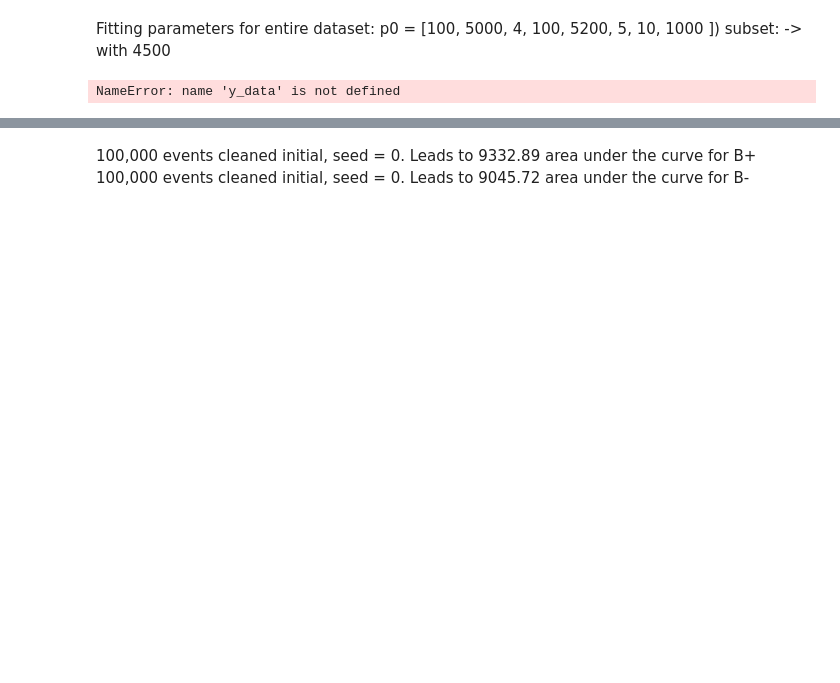
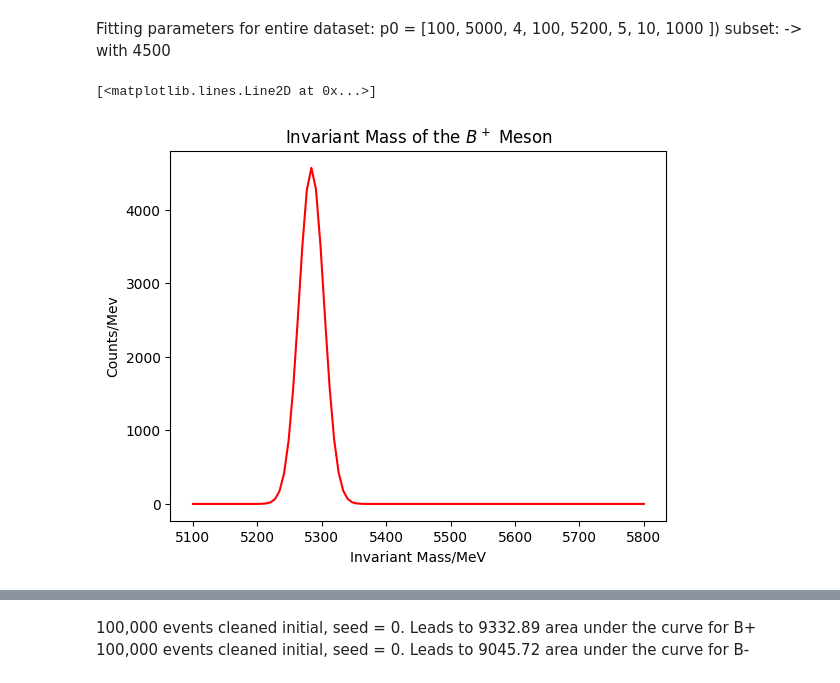
Before and after one commit to aavashsubedi/labs_yr3, a Jupyter notebook: matter_antimatter/aavash.ipynb, the cells around one changed output, grey strips where cells are left out. Drawn from its saved outputs; the diff is of its cells as text; code cells hidden in the pictures; blank space fills up the shorter version.

```diff
--- a/matter_antimatter/aavash.ipynb
+++ b/matter_antimatter/aavash.ipynb
@@ -384,16 +456,20 @@ subset: -> with 4500
 # %%
 def clean_data(y_data, y_other):
 
     for y_indivual in y_other:
         y_data = y_data - y_indivual
 
     return y_data
 
-y_signal = clean_data(y_data,[y_plot_1, y_plot_3])
+
+y_signal_pve = clean_data(y_data_pve, [y_plot_1_pve, y_plot_3_pve])
+
+y_signal_nve = clean_data(y_data_nve, [y_plot_1_nve, y_plot_3_nve])
 
 plt.xlabel('Invariant Mass/MeV')
 plt.ylabel('Counts/Mev')
-plt.title('Invariant Mass of the $B^+/-$ Meson')
-plt.plot(x_data, y_signal, 'r-', label='fit')
+plt.title('Invariant Mass of the $B^+$ Meson')
+plt.plot(x_data, y_signal_pve, 'r-', label='fit')
 # %% [output]
-NameError: name 'y_data' is not defined
+[<matplotlib.lines.Line2D at 0x...>]
+[figure, added]
```
Also changed, not shown: parts of 11 cells of this notebook.
